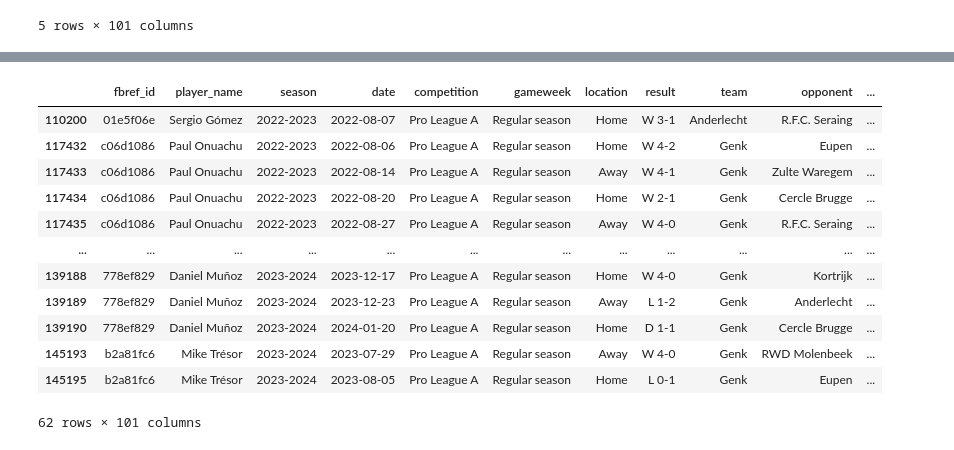
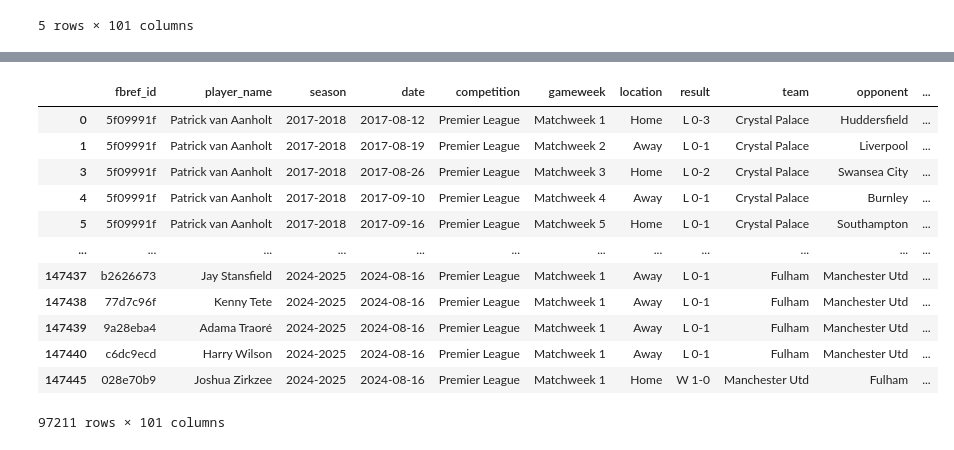
Before and after one commit to DomLaw82/pl_bets, a Jupyter notebook: match_log_investigation.ipynb, the cells around one changed output, grey strips where cells are left out. Drawn from its saved outputs; the diff is of its cells as text; code cells hidden in the pictures.

Commit message:
adding match logs to ingestion

```diff
--- a/match_log_investigation.ipynb
+++ b/match_log_investigation.ipynb
@@ -404,16 +417,17 @@ array(['Premier League', 'EFL Cup', 'FA Cup', 'Friendlies (M)',
 # %%
-all_match_logs[all_match_logs["competition"] == "Pro League A"]
+data = all_match_logs[(all_match_logs["competition"] == "Premier League")]
+data
 # %% [output]
 |  | fbref_id | player_name | season | date | competition | gameweek | location | result | team | opponent | ... |
-| 110200 | 01e5f06e | Sergio Gómez | 2022-2023 | 2022-08-07 | Pro League A | Regular season | Home | W 3-1 | Anderlecht | R.F.C. Seraing | ... |
-| 117432 | c06d1086 | Paul Onuachu | 2022-2023 | 2022-08-06 | Pro League A | Regular season | Home | W 4-2 | Genk | Eupen | ... |
-| 117433 | c06d1086 | Paul Onuachu | 2022-2023 | 2022-08-14 | Pro League A | Regular season | Away | W 4-1 | Genk | Zulte Waregem | ... |
-| 117434 | c06d1086 | Paul Onuachu | 2022-2023 | 2022-08-20 | Pro League A | Regular season | Home | W 2-1 | Genk | Cercle Brugge | ... |
-| 117435 | c06d1086 | Paul Onuachu | 2022-2023 | 2022-08-27 | Pro League A | Regular season | Away | W 4-0 | Genk | R.F.C. Seraing | ... |
+| 0 | 5f09991f | Patrick van Aanholt | 2017-2018 | 2017-08-12 | Premier League | Matchweek 1 | Home | L 0-3 | Crystal Palace | Huddersfield | ... |
+| 1 | 5f09991f | Patrick van Aanholt | 2017-2018 | 2017-08-19 | Premier League | Matchweek 2 | Away | L 0-1 | Crystal Palace | Liverpool | ... |
+| 3 | 5f09991f | Patrick van Aanholt | 2017-2018 | 2017-08-26 | Premier League | Matchweek 3 | Home | L 0-2 | Crystal Palace | Swansea City | ... |
+| 4 | 5f09991f | Patrick van Aanholt | 2017-2018 | 2017-09-10 | Premier League | Matchweek 4 | Away | L 0-1 | Crystal Palace | Burnley | ... |
+| 5 | 5f09991f | Patrick van Aanholt | 2017-2018 | 2017-09-16 | Premier League | Matchweek 5 | Home | L 0-1 | Crystal Palace | Southampton | ... |
 | ... | ... | ... | ... | ... | ... | ... | ... | ... | ... | ... | ... |
-| 139188 | 778ef829 | Daniel Muñoz | 2023-2024 | 2023-12-17 | Pro League A | Regular season | Home | W 4-0 | Genk | Kortrijk | ... |
-| 139189 | 778ef829 | Daniel Muñoz | 2023-2024 | 2023-12-23 | Pro League A | Regular season | Away | L 1-2 | Genk | Anderlecht | ... |
-| 139190 | 778ef829 | Daniel Muñoz | 2023-2024 | 2024-01-20 | Pro League A | Regular season | Home | D 1-1 | Genk | Cercle Brugge | ... |
-| 145193 | b2a81fc6 | Mike Trésor | 2023-2024 | 2023-07-29 | Pro League A | Regular season | Away | W 4-0 | Genk | RWD Molenbeek | ... |
-| 145195 | b2a81fc6 | Mike Trésor | 2023-2024 | 2023-08-05 | Pro League A | Regular season | Home | L 0-1 | Genk | Eupen | ... |
+| 147437 | b2626673 | Jay Stansfield | 2024-2025 | 2024-08-16 | Premier League | Matchweek 1 | Away | L 0-1 | Fulham | Manchester Utd | ... |
+| 147438 | 77d7c96f | Kenny Tete | 2024-2025 | 2024-08-16 | Premier League | Matchweek 1 | Away | L 0-1 | Fulham | Manchester Utd | ... |
+| 147439 | 9a28eba4 | Adama Traoré | 2024-2025 | 2024-08-16 | Premier League | Matchweek 1 | Away | L 0-1 | Fulham | Manchester Utd | ... |
+| 147440 | c6dc9ecd | Harry Wilson | 2024-2025 | 2024-08-16 | Premier League | Matchweek 1 | Away | L 0-1 | Fulham | Manchester Utd | ... |
+| 147445 | 028e70b9 | Joshua Zirkzee | 2024-2025 | 2024-08-16 | Premier League | Matchweek 1 | Home | W 1-0 | Manchester Utd | Fulham | ... |
-62 rows × 101 columns
+97211 rows × 101 columns
```
Also changed, not shown: parts of 6 cells of this notebook, 17 other files.
